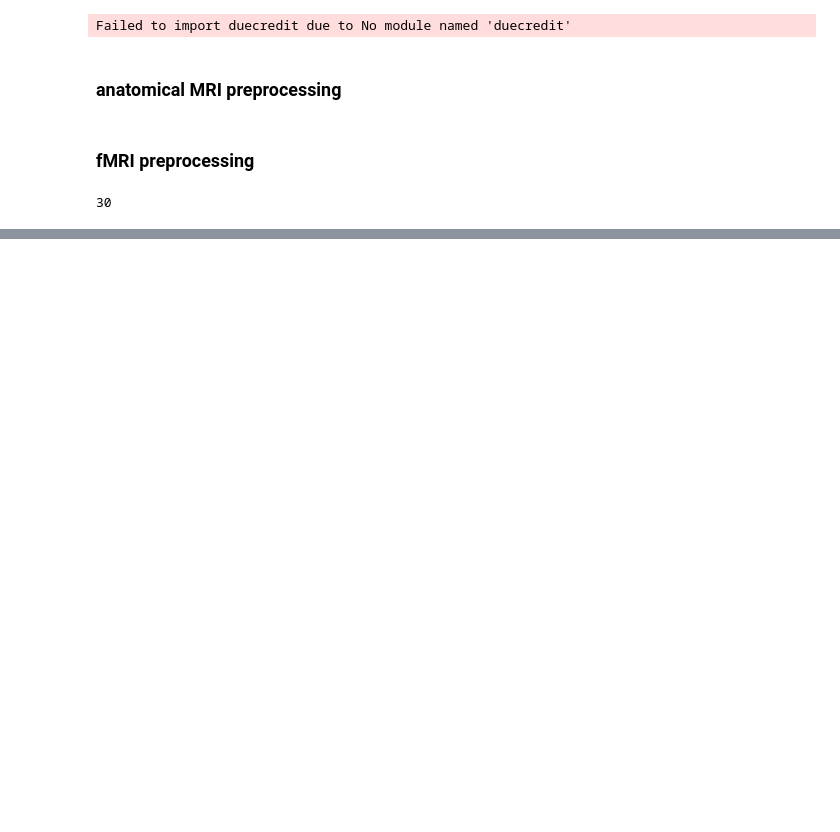
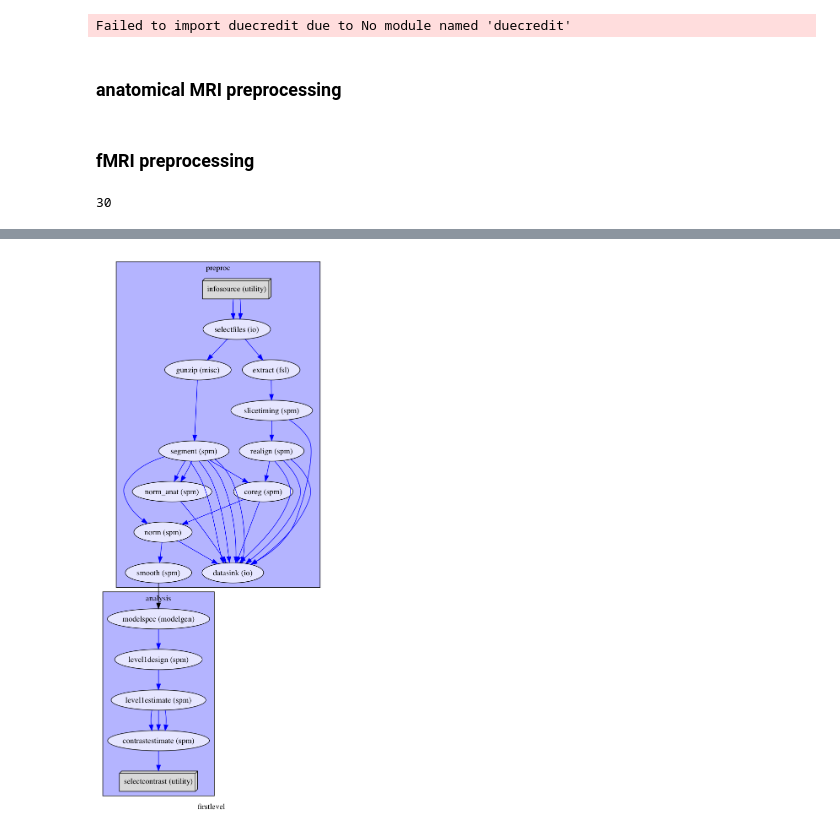
Before and after one commit to cmaumet/fmri_example_pipelines, a Jupyter notebook: scripts/nipype_ex.ipynb, the cells around one changed output, grey strips where cells are left out. Drawn from its saved outputs; the diff is of its cells as text; code cells hidden in the pictures; blank space fills up the shorter version.

```diff
--- a/scripts/nipype_ex.ipynb
+++ b/scripts/nipype_ex.ipynb
@@ -207,0 +257,16 @@ preproc.run('MultiProc', plugin_args={'n_procs': 1})
+# %%
+l1pipeline = pe.Workflow(name='firstlevel')
+
+l1pipeline.base_dir = os.path.join(base_output)
+
+l1pipeline.connect([(preproc, l1analysis, [
+#     ('realign.realignment_parameters', 'modelspec.realignment_parameters'),
+    ('smooth.smoothed_files', 'modelspec.functional_runs')]),
+                    ])
+
+l1pipeline.write_graph(graph2use='colored', format='png', simple_form=True)
+
+# Visualize the graph
+from IPython.display import Image
+Image(filename=os.path.join(l1pipeline.base_dir, 'firstlevel', 'graph.png'))
+# %% [output]
@@ -207,0 +275 @@ preproc.run('MultiProc', plugin_args={'n_procs': 1})
+[figure, added]
```
Also changed, not shown: parts of 11 cells of this notebook.
